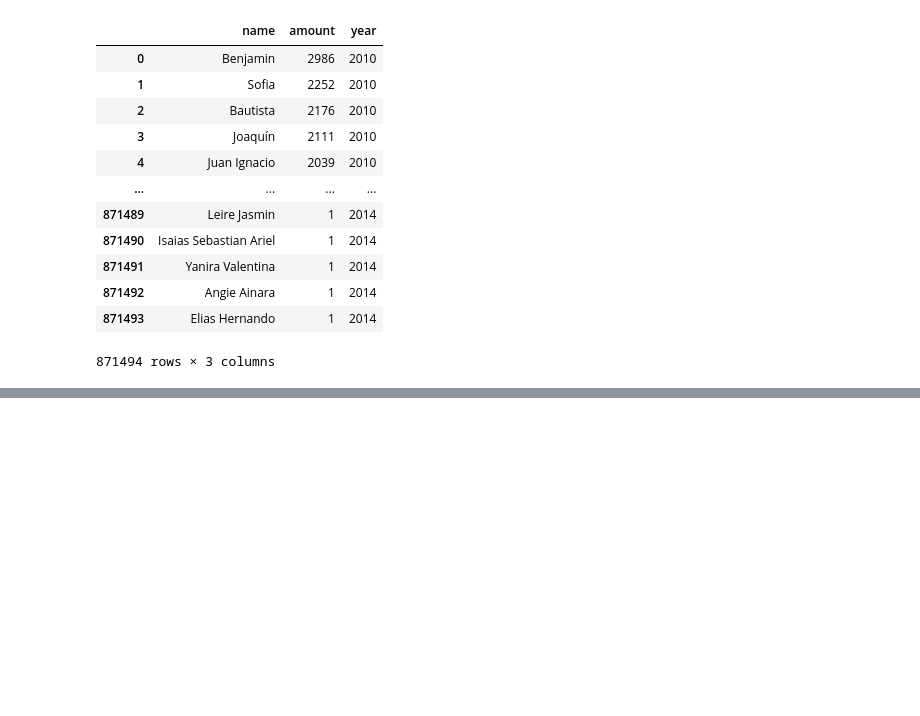
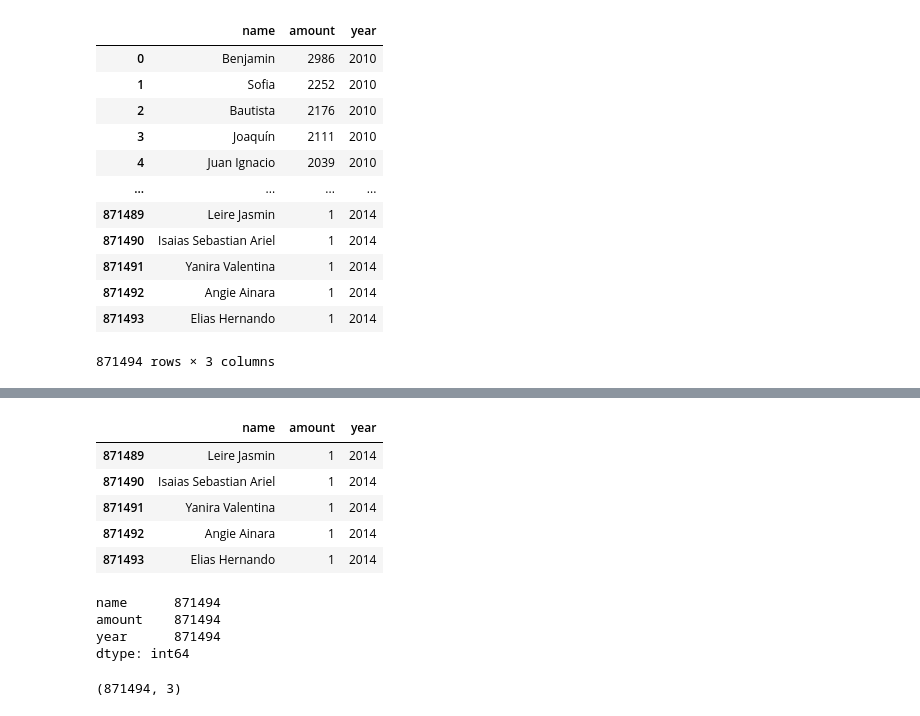
Before and after one commit to agusle/something_new_everyday, a Jupyter notebook: intensive_training/pandas.ipynb, the cells around one changed output, grey strips where cells are left out. Cells and saved outputs as stored; diff of their text form; code cells hidden in the pictures; blank space fills up the shorter version.

```diff
--- a/intensive_training/pandas.ipynb
+++ b/intensive_training/pandas.ipynb
@@ -52,0 +66,20 @@ df_names
+# %%
+df_names.tail()
+# %% [output]
+|  | name | amount | year |
+| 871489 | Leire Jasmin | 1 | 2014 |
+| 871490 | Isaias Sebastian Ariel | 1 | 2014 |
+| 871491 | Yanira Valentina | 1 | 2014 |
+| 871492 | Angie Ainara | 1 | 2014 |
+| 871493 | Elias Hernando | 1 | 2014 |
+# %%
+df_names.count()
+# %% [output]
+name      871494
+amount    871494
+year      871494
+dtype: int64
+# %%
+df_names.shape
+# %% [output]
+(871494, 3)
```
Also changed, not shown: parts of 5 cells of this notebook.
